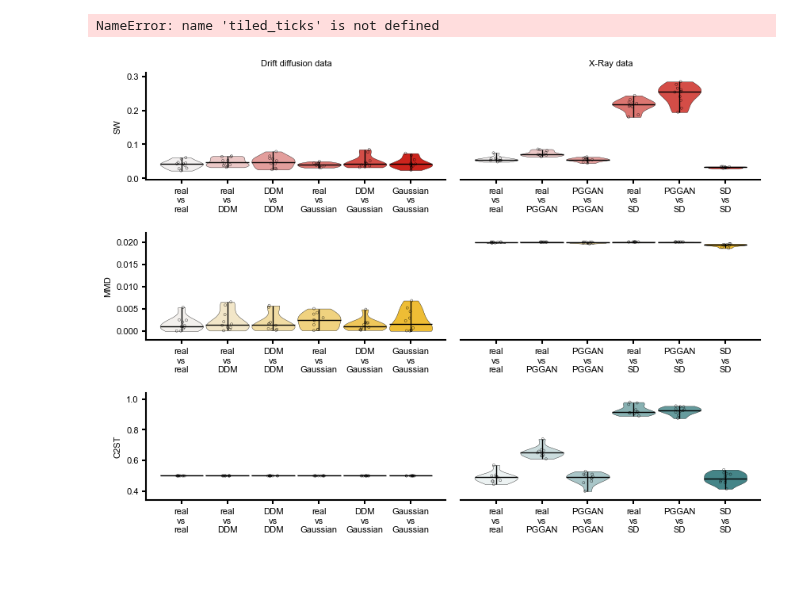
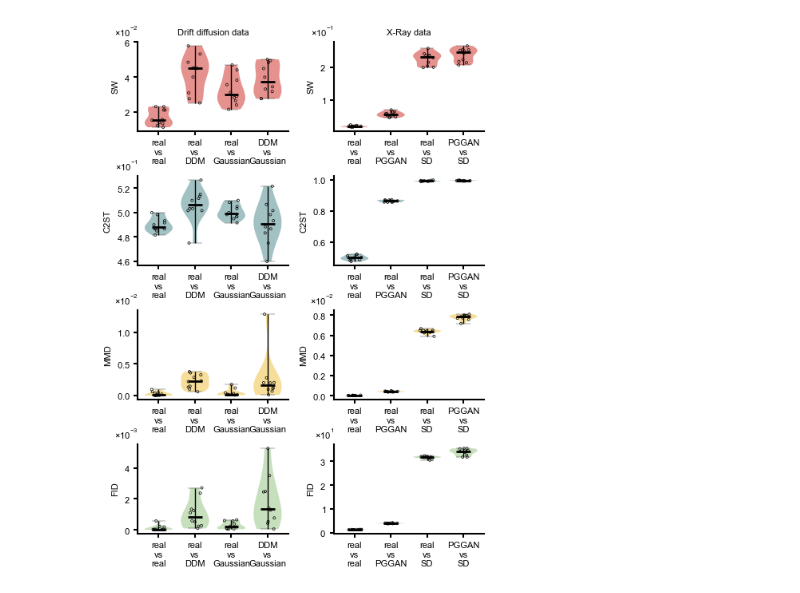
Before and after one commit to mackelab/labproject, a Jupyter notebook: docs/notebooks/application1_copy.ipynb, the cells around one changed output. Cells and saved outputs as stored; diff of their text form; code cells hidden in the pictures.

```diff
--- a/docs/notebooks/application1_copy.ipynb
+++ b/docs/notebooks/application1_copy.ipynb
@@ -166,9 +212,14 @@ color_dict = {"SW": "#cc241d", "MMD": "#eebd35", "C2ST": "#458588", "FID": "#8ec
 # %%
-X = tiled_ticks(0, 2, n_major_ticks=1, n_minor_ticks=6, offset=0.4)
+X = tiled_ticks(0, 2, n_major_ticks=1, n_minor_ticks=n_comparisons, offset=0.175)
-# %% [output]
-NameError: name 'tiled_ticks' is not defined
 # %%
-fig, axes = plt.subplots(3, 2, figsize=[10, 7])
+fig, axes = plt.subplots(4, 2, figsize=[5.6, 8])
+
+import matplotlib.ticker as ticker
+
+# Set the formatter
+formatter = ticker.ScalarFormatter(useMathText=True) # Use mathematical text for scientific notation
+formatter.set_scientific(True) # Enable scientific notation
+formatter.set_powerlimits((-1,1)) # This will force scientific notation
 
 comparisons_lists_xticks = {"ddm": ["real vs real", "real vs DDM", "DDM vs DDM", "real vs Gaussian", "DDM vs Gaussian", "Gaussian vs Gaussian"],
                      "cxr": ["real vs real", "real vs PGGAN", "PGGAN vs PGGAN", "real vs Stable Diffusion", "PGGAN vs Stable Diffusion", "Stable Diffusion vs Stable Diffusion"]}
@@ -181,46 +232,73 @@ def type_akronym(name):
 
 datasets_long_name = {"ddm": "Drift diffusion data",
                       "cxr": "X-Ray data"}
 
 for i in range(n_metrics):
     body_colors = generate_palette(color_dict[metrics_names[i]], n_colors=n_comparisons)
 
     for j, dataset_id in enumerate(dataset_list):
        ax = axes[i, j]
        for k, comparison in enumerate(comparisons_lists[dataset_id]):
-           x, Y = X[0][k], experiments[i, j, k]
-           place_violin(ax, x, Y, width=0.15, median_color='k', median_bar_length=1, median_lw=1, scatter_radius=5, scatter_face_color="none", whisker_color='k', whisker_lw=1,
-                           violin_face_color=body_colors[k])
+            x, Y = X[0][k], experiments[i, j, k]
+            place_violin(ax, x, Y,
+                         scatter_face_color="none",
+                        scatter_edge_color="k",
+                        scatter_lw=0.5,
+                        scatter_radius=5,
+                        scatter_alpha=1,
+                        scatter_width=0.5,
+                        scatter=True,
+                        scatter_zorder=3,
+                        width=0.09,
+                        median_color='k', #color_dict[metrics_names[i]],
+                        median_bar_length=0.5,
+                        median_lw=2,
+                        whisker_color='k', #color_dict[metrics_names[i]],
+                        whisker_alpha=1,
+                        whisker_lw=1,
+                        median_alpha=1,
+                        #    body_face_color=body_colors[k])
+                        body_face_color=color_dict[metrics_names[i]],
+                        body_edge_color="none",
+                        body_alpha=0.5)
 
 # cosmetics
 ylims = [get_lims(x, 0.1) for x in experiments]
 for row, _axes in enumerate(axes):
     for column, ax in enumerate(_axes):
 
-        ax.set_ylim(ylims[row])
+        # ax.set_ylim(ylims[row])
 
-        # in first column, label the y axis
-        if column == 0:
-            ax.set_ylabel(metrics_names[row])
-        # in second column, remove the y axis
-        if column == 1:
-            rm_spines(ax,
-                     spines=("left",),
-                     visible=False,
-                     rm_xticks=True,
-                     rm_yticks=True)
+        # # in first column, label the y axis
+        # if column == 0:
+        ax.set_ylabel(metrics_names[row])
+        # # in second column, remove the y axis
+        # if column == 1:
+        #     rm_spines(ax,
+        #              spines=("left",),
+        #              visible=False,
+        #              rm_xticks=True,
+        #              rm_yticks=True)
+
+        ax.yaxis.set_major_formatter(formatter)
+        # Adjust the position of the exponent (scientific notation)
+        # Move the offset text to the top
+        ax.yaxis.get_offset_text().set_position((0, 10))
+        # Optionally, adjust the alignment if needed
+        ax.yaxis.get_offset_text().set_verticalalignment('bottom')
+        ax.yaxis.get_offset_text().set_horizontalalignment('right')
 
         if row == 0:
             ax.set_title(datasets_long_name[dataset_list[column]])
 
 
 
         comparison_name = comparisons_lists[dataset_list[column]]
         xticklabel = [[type_akronym(_c) for _c in c.split(" vs ")] for c in comparison_name]
         xticklabel = ["\nvs\n".join(xtl) for xtl in xticklabel]
         ax.set_xticks(X[0], xticklabel, rotation=0)
         ax.patch.set_alpha(0)
 
-plt.subplots_adjust(hspace=0.5, wspace=0.05)
+plt.subplots_adjust(hspace=0.5, wspace=0.3)
 # %% [output]
-[figure, old version]
+[figure, new version]
```
Also changed, not shown: parts of 7 cells of this notebook, 1 other file.
